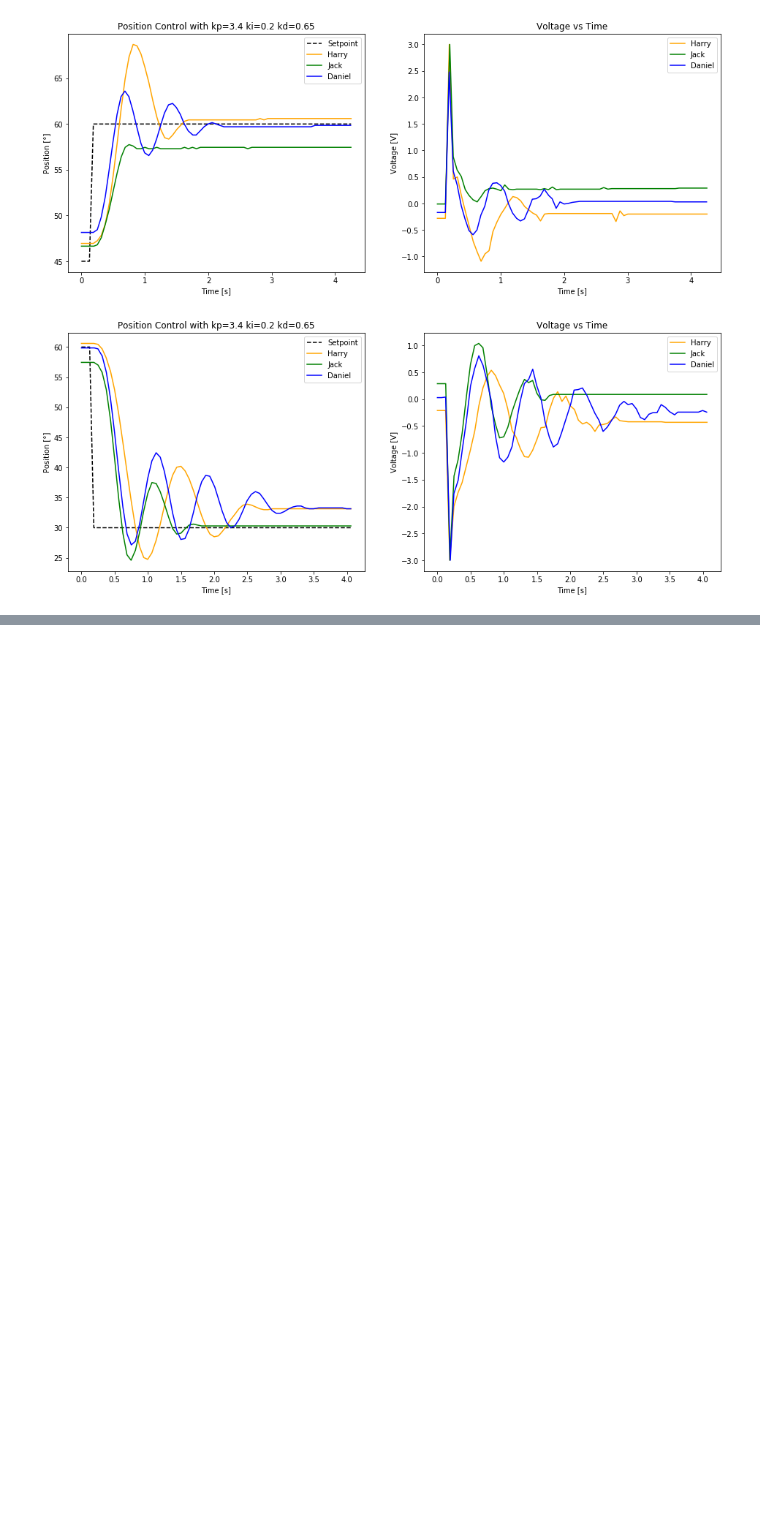
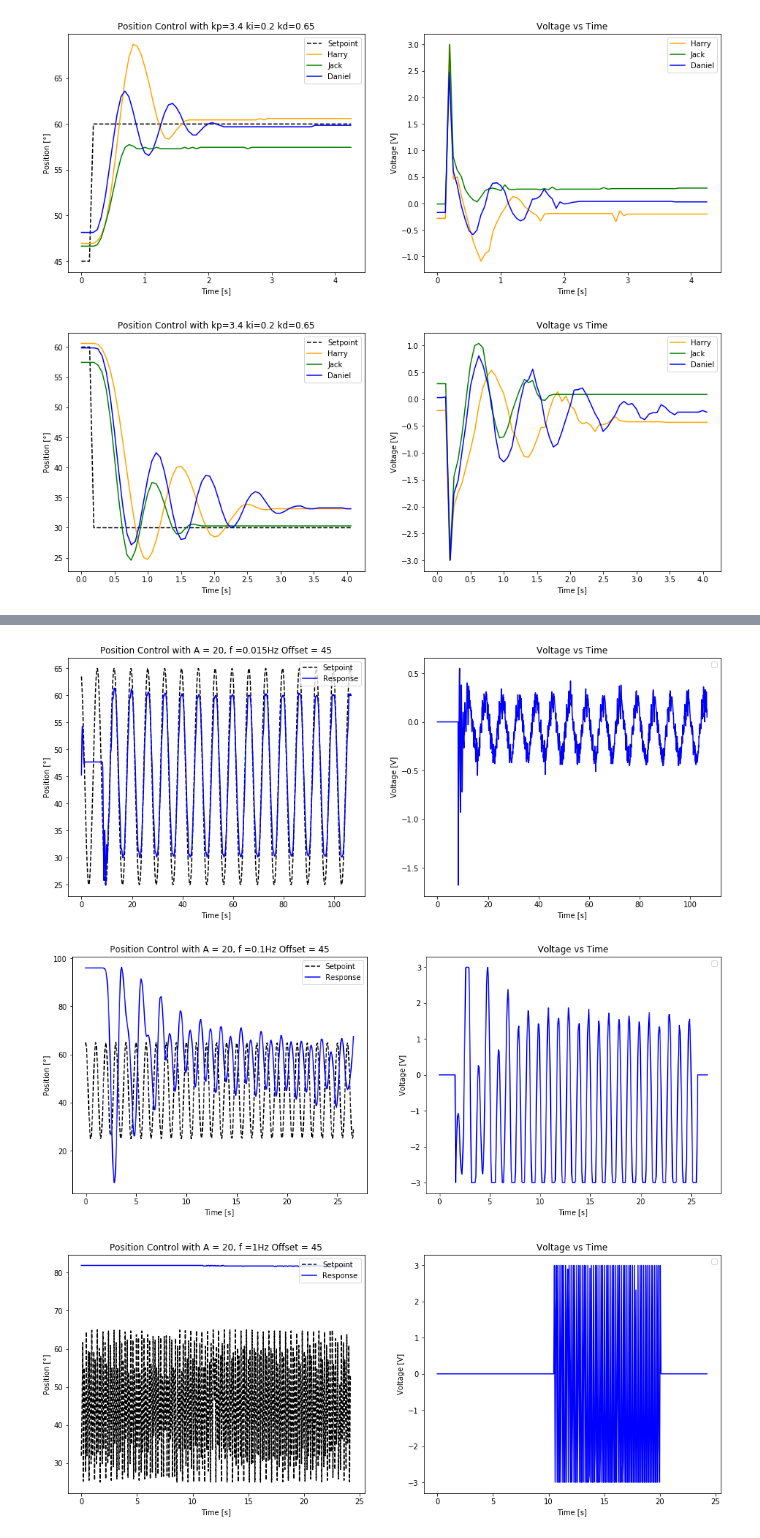
Before and after one commit to donnel2-cooper/drone_control, a Jupyter notebook: Lectures/Beam/plots_of_responses.ipynb, the cells around one changed output, grey strips where cells are left out. Drawn from its saved outputs; the diff is of its cells as text; code cells hidden in the pictures; blank space fills up the shorter version.

Commit message:
added sine input for 3 frequencies
added sine input for 3 frequencies

```diff
--- a/Lectures/Beam/plots_of_responses.ipynb
+++ b/Lectures/Beam/plots_of_responses.ipynb
@@ -66,0 +67,28 @@ plt.show()
+# %%
+sine_freq = ["0_015_Hz.csv", "0_1_Hz.csv", "1_Hz.csv"]
+freq = ["0.015", "0.1", "1"]
+# %%
+i = 0
+for file in sine_freq:
+    h_t,h_sp,h_r,h_v = csv2list(file,range(0,4))
+
+    fig, (ax1, ax2) = plt.subplots(1, 2, figsize=(16,6))
+    ax1.plot(h_t,h_sp, label='Setpoint', color="black", linestyle="dashed")
+    ax1.plot(h_t,h_r, label='Response', color="blue")
+    ax1.set_xlabel("Time [s]")
+    ax1.set_ylabel(u"Position [°]")
+    ax1.set_title("Position Control with A = 20, f ="+ freq[i] + "Hz Offset = 45")
+    ax1.legend(loc=1)
+
+    ax2.plot(h_t,h_v, color="blue")
+    ax2.set_xlabel("Time [s]")
+    ax2.set_ylabel("Voltage [V]")
+    ax2.set_title("Voltage vs Time")
+    ax2.legend(loc=1)
+
+    i = i+1
+    plt.savefig(file[:-4]+".png")
+# %% [output]
+[figure, added]
+[figure, added]
+[figure, added]
```
Also changed, not shown: parts of 1 cell of this notebook, 6 other files.
